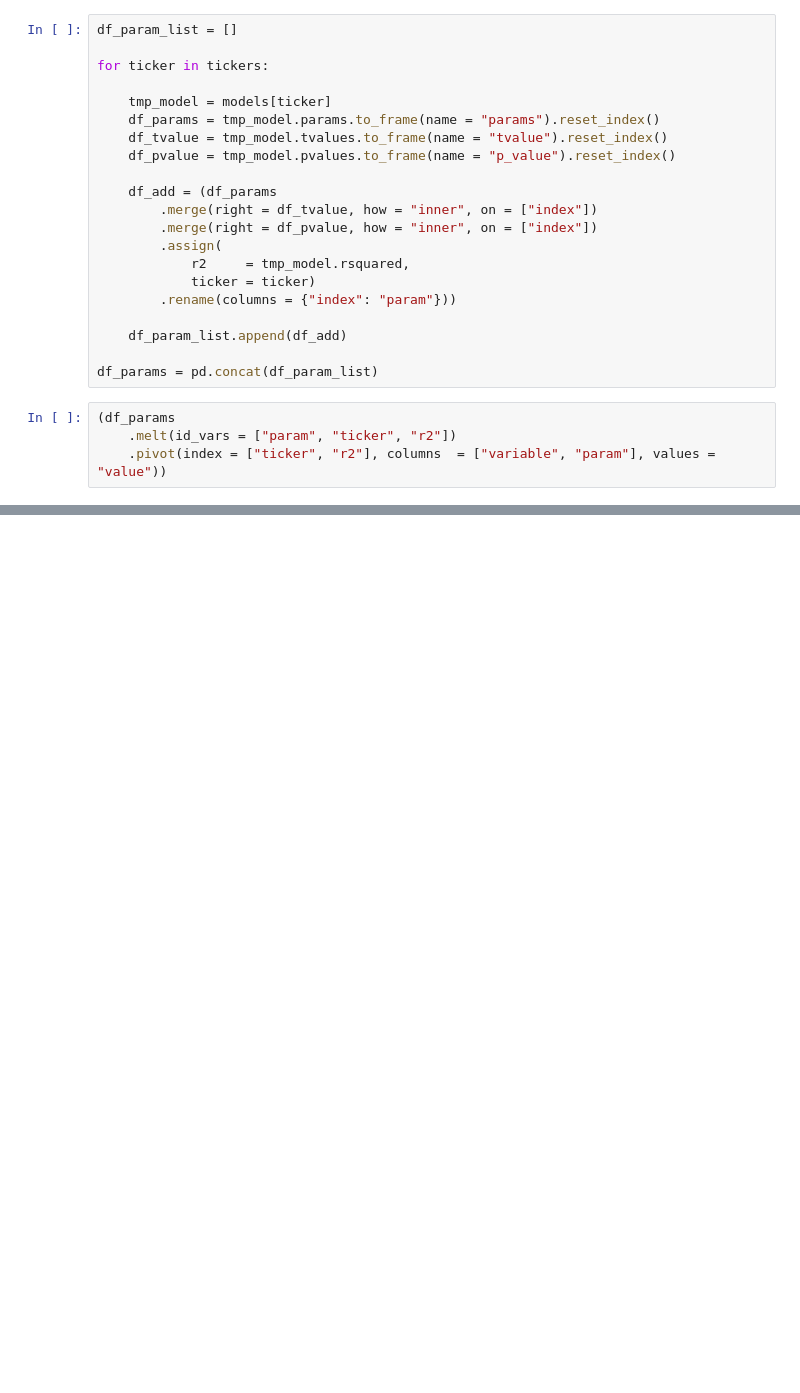
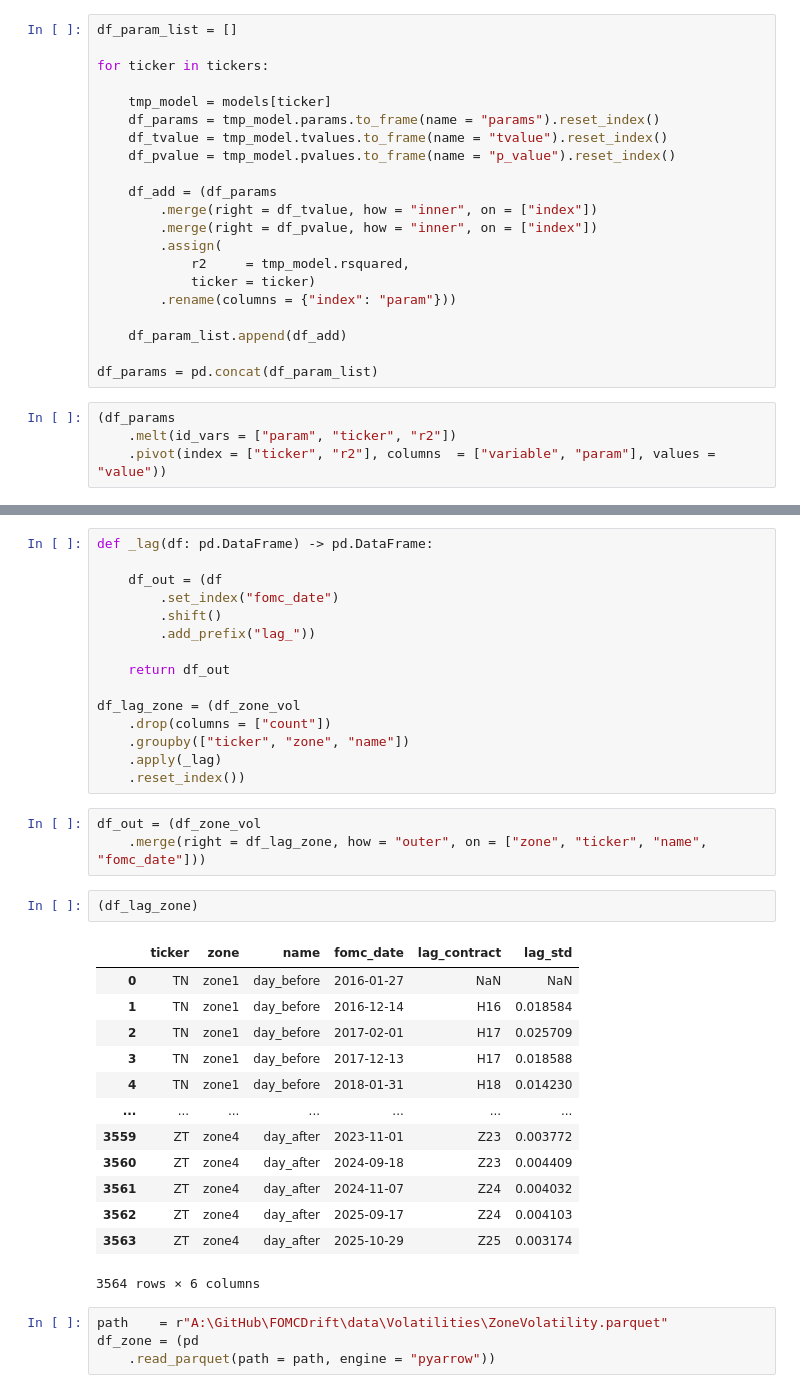
Before and after one commit to diegodalvarez/FOMCDrift, a Jupyter notebook: notebook/2GeneralBacktest.ipynb, the cells around one changed output, grey strips where cells are left out. Saved outputs shown, nothing was run; the diff lists cells and outputs as text; blank space fills up the shorter version.

```diff
--- a/notebook/2GeneralBacktest.ipynb
+++ b/notebook/2GeneralBacktest.ipynb
@@ -186,0 +212,38 @@ df_params = pd.concat(df_param_list)
+# %%
+def _lag(df: pd.DataFrame) -> pd.DataFrame:
+
+    df_out = (df
+        .set_index("fomc_date")
+        .shift()
+        .add_prefix("lag_"))
+
+    return df_out
+
+df_lag_zone = (df_zone_vol
+    .drop(columns = ["count"])
+    .groupby(["ticker", "zone", "name"])
+    .apply(_lag)
+    .reset_index())
+# %%
+df_out = (df_zone_vol
+    .merge(right = df_lag_zone, how = "outer", on = ["zone", "ticker", "name", "fomc_date"]))
+# %%
+(df_lag_zone)
+# %% [output]
+|  | ticker | zone | name | fomc_date | lag_contract | lag_std |
+| 0 | TN | zone1 | day_before | 2016-01-27 | NaN | NaN |
+| 1 | TN | zone1 | day_before | 2016-12-14 | H16 | 0.018584 |
+| 2 | TN | zone1 | day_before | 2017-02-01 | H17 | 0.025709 |
+| 3 | TN | zone1 | day_before | 2017-12-13 | H17 | 0.018588 |
+| 4 | TN | zone1 | day_before | 2018-01-31 | H18 | 0.014230 |
+| ... | ... | ... | ... | ... | ... | ... |
+| 3559 | ZT | zone4 | day_after | 2023-11-01 | Z23 | 0.003772 |
+| 3560 | ZT | zone4 | day_after | 2024-09-18 | Z23 | 0.004409 |
+| 3561 | ZT | zone4 | day_after | 2024-11-07 | Z24 | 0.004032 |
+| 3562 | ZT | zone4 | day_after | 2025-09-17 | Z24 | 0.004103 |
+| 3563 | ZT | zone4 | day_after | 2025-10-29 | Z25 | 0.003174 |
+3564 rows × 6 columns
+# %%
+path    = r"A:\GitHub\FOMCDrift\data\Volatilities\ZoneVolatility.parquet"
+df_zone = (pd
+    .read_parquet(path = path, engine = "pyarrow"))
```
Also changed, not shown: parts of 4 cells of this notebook, 1 other file.
